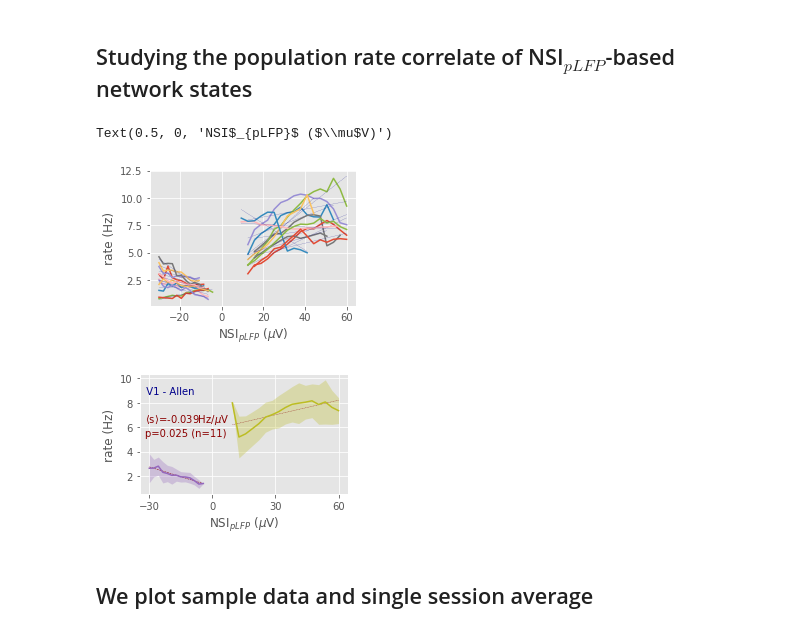
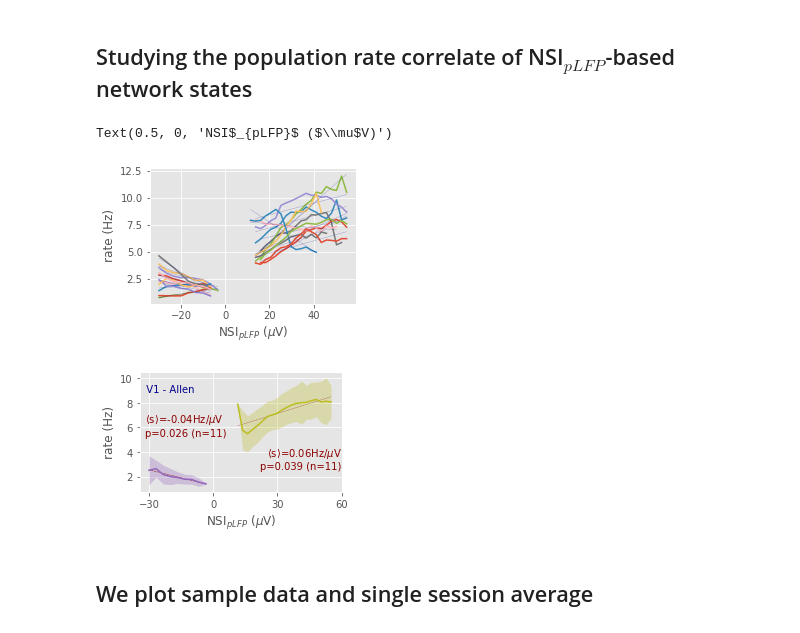
Before and after one commit to yzerlaut/Network_State_Index, a Jupyter notebook: demo/Allen-Neuropixels-dataset.ipynb, the cells around one changed output. Saved outputs shown, nothing was run; the diff lists cells and outputs as text; code cells hidden in the pictures.

```diff
--- a/demo/Allen-Neuropixels-dataset.ipynb
+++ b/demo/Allen-Neuropixels-dataset.ipynb
@@ -495,7 +495,7 @@ DATA = []
 for i in range(len(sessions)):
     data = Data(session_index=i, reduced=True)
     data.compute_NSI(quantity='pLFP',
-                     alpha=2.85,
+                     alpha=3.11,
                      p0_percentile=1,
                      verbose=False)
     data.validate_NSI(quantity='pLFP', verbose=False)
@@ -505,7 +505,7 @@ for i in range(len(sessions)):
                      verbose=False)
     DATA.append(data)
 # %%
-NSI_bins = np.linspace(-50, 80, 50)
+NSI_bins = np.linspace(-50, 80, 100)
 NSI_hist = np.zeros((len(sessions), len(NSI_bins)-1))
 for i, data in enumerate(DATA):
     NSI_hist[i,:] = np.histogram(data.pLFP_vNSI, bins=NSI_bins, density=True)[0]
@@ -584,8 +584,8 @@ else:
 # %% [markdown]
 ## Studying the population rate correlate of NSI$_{pLFP}$-based network states
 # %%
-NSI_bins_neg = np.linspace(-30, 0, 15)
-NSI_bins_pos = np.linspace(0, 60, 20)
+NSI_bins_neg = np.linspace(-30, 0, 10)
+NSI_bins_pos = np.linspace(0, 55, 25)
 Nmin_episode = 5 # a minimum episode condition for each level (to get a meaningful average)
 
 delta_env_rhythmic = np.zeros((len(sessions), len(NSI_bins_neg)))
@@ -644,44 +644,44 @@ ax.set_ylabel('rate (Hz)')
 ax.set_xlabel('NSI$_{pLFP}$ ($\mu$V)')
 # %% [output]
 Text(0.5, 0, 'NSI$_{pLFP}$ ($\\mu$V)')
-[figure, old version]
+[figure, new version]
 # %%
 # N.B. we use "np.nan" has a flag for "no episodes in that range" (see above) so the average generates some warning
 from scipy.stats import pearsonr, ttest_1samp
 
 fig, ax = plt.subplots(1, figsize=(3.7,2.5))
 
 # statistical analysis for the NSI vs delta envelope relationship in NSI<0 states
 cond = np.isfinite(np.nanmean(delta_env_rhythmic, axis=0))
 pol = np.polyfit(NSI_bins_neg[cond], np.nanmean(delta_env_rhythmic, axis=0)[cond], 1)
 ax.plot(NSI_bins_neg[cond], np.polyval(pol, NSI_bins_neg[cond]), '--', color='darkred', lw=0.5)
-ax.annotate(r'$\langle$s$\rangle$=%.3fHz/$\mu$V'%np.mean(neg_slopes)+'\n'+'p=%.3f (n=%i)'%(ttest_1samp(neg_slopes, 0).pvalue, len(neg_slopes)),
+ax.annotate(r'$\langle$s$\rangle$=%.2fHz/$\mu$V'%np.mean(neg_slopes)+'\n'+'p=%.3f (n=%i)'%(ttest_1samp(neg_slopes, 0).pvalue, len(neg_slopes)),
             (-32,5.3), color='darkred')
 
 cond = np.isfinite(np.nanmean(mean_level_nonrhythmic, axis=0))
 pol = np.polyfit(NSI_bins_pos[cond], np.nanmean(mean_level_nonrhythmic, axis=0)[cond], 1)
 ax.plot(NSI_bins_pos[cond], np.polyval(pol, NSI_bins_pos[cond]), '--', color='darkred', lw=0.3)
-ax.annotate(r'$\langle$s$\rangle$=%.3fHz/$\mu$V'%np.mean(pos_slopes)+'\n'+'p=%.3f (n=%i)'%(ttest_1samp(pos_slopes, 0).pvalue, len(pos_slopes)),
-            (68,4.5), color='darkred', ha='right', va='top')
+ax.annotate(r'$\langle$s$\rangle$=%.2fHz/$\mu$V'%np.mean(pos_slopes)+'\n'+'p=%.3f (n=%i)'%(ttest_1samp(pos_slopes, 0).pvalue, len(pos_slopes)),
+            (60,4.5), color='darkred', ha='right', va='top')
 
 
 ax.plot(NSI_bins_neg, np.nanmean(delta_env_rhythmic, axis=0), color=plt.cm.tab10(4))
 ax.fill_between(NSI_bins_neg, np.nanmean(delta_env_rhythmic, axis=0)-np.nanstd(delta_env_rhythmic, axis=0),
                 np.nanmean(delta_env_rhythmic, axis=0)+np.nanstd(delta_env_rhythmic, axis=0), alpha=0.3, lw=0, color=plt.cm.tab10(4))
 
 ax.plot(NSI_bins_pos, np.nanmean(mean_level_nonrhythmic, axis=0), color=plt.cm.tab10(8))
 ax.fill_between(NSI_bins_pos, np.nanmean(mean_level_nonrhythmic, axis=0)-np.nanstd(mean_level_nonrhythmic, axis=0),
                 np.nanmean(mean_level_nonrhythmic, axis=0)+np.nanstd(mean_level_nonrhythmic, axis=0), alpha=0.3, lw=0, color=plt.cm.tab10(8))
 
 ax.annotate('\n  V1 - Allen', (0,1), xycoords='axes fraction', color='darkblue', va='top')
 
 ax.set_ylabel('rate (Hz)')
 ax.set_xlabel('NSI$_{pLFP}$ ($\mu$V)')
 ax.set_xticks([-30,0,30,60])
 plt.tight_layout()
 #fig.savefig('../doc/V1-pop-rate-dep.svg')
 # %% [output]
-[figure, old version]
+[figure, new version]
 # %% [markdown]
 ## We plot sample data and single session average
 # %%
```
Also changed, not shown: parts of 4 cells of this notebook, 3 other files.
